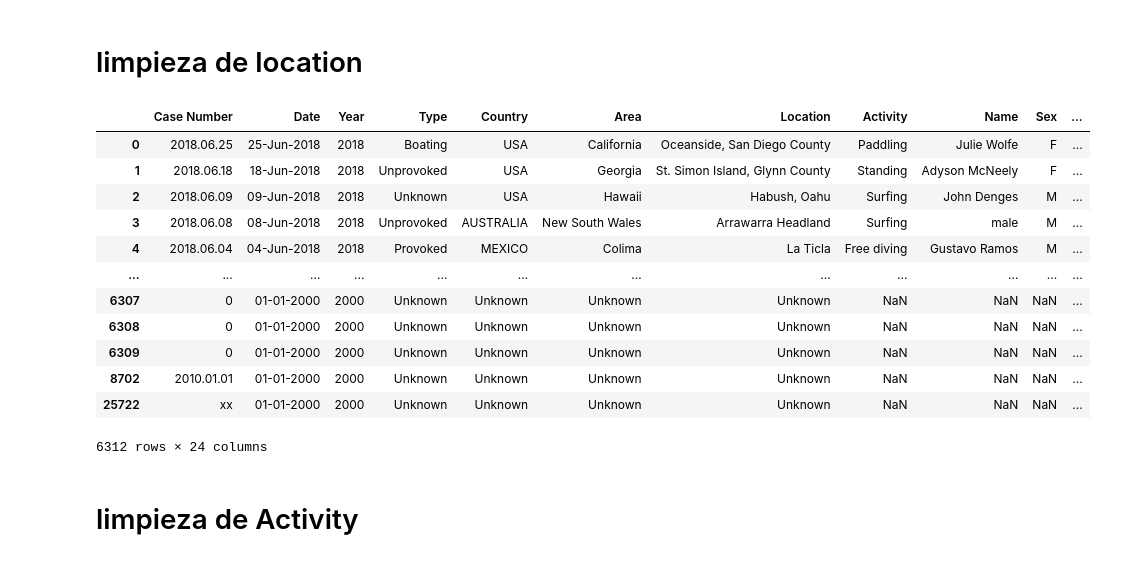
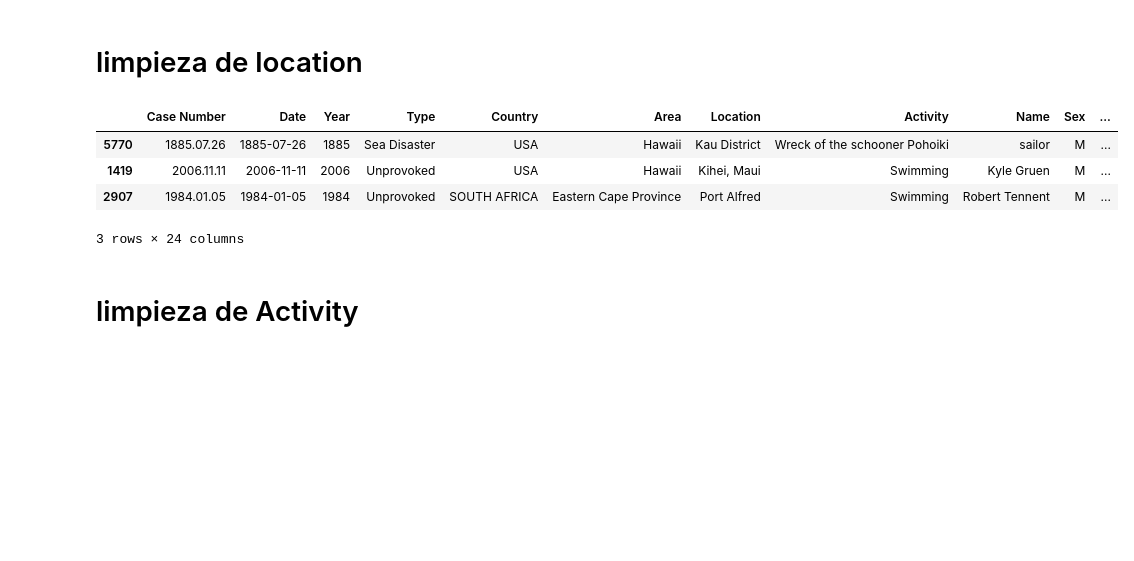
Before and after one commit to ironhack-datalabs/datamex0120, a Jupyter notebook: module-1/pandas-project/your-code/proyecto.ipynb, the cells around one changed output. Saved outputs shown, nothing was run; the diff lists cells and outputs as text; code cells hidden in the pictures; blank space fills up the shorter version.

```diff
--- a/module-1/pandas-project/your-code/proyecto.ipynb
+++ b/module-1/pandas-project/your-code/proyecto.ipynb
@@ -125,0 +153,3 @@ shark_clean.head(10)
+# %%
+shark_clean['Date'] = pd.to_datetime(shark_clean['Date'], errors='coerce', infer_datetime_format=True)
+shark_clean.dtypes
@@ -216,4 +277,4 @@ shark_clean
 # %%
-#shark_clean['Year'] = shark_clean['Year'].astype({'Year':'int'})
+shark_clean['Year'] = shark_clean['Year'].astype({'Year':'int'})
 shark_clean.dtypes
 # %% [output]
@@ -236 +297,5 @@ Unnamed: 23                object
 dtype: object
+# %%
+aux_fun = lambda x : int(x)
+shark_clean['Year'] = shark_clean['Year'].map(aux_fun)
+shark_clean
@@ -257,7 +336,7 @@ dtype: object
 # %% [markdown]
 # limpieza de type
 # %%
-shark_clean['Type']= shark_clean['Type'].str.replace('Invalid|0','Unknown',regex=True).fillna('Unknown')
+shark_clean2['Type']= shark_clean2['Type'].str.replace('Invalid|0','Unknown',regex=True).fillna('Unknown')
 shark_clean.sample(60)
 # %% [output]
 |  | Case Number | Date | Year | Type | Country | Area | Location | Activity | Name | Sex | ... |
@@ -350,21 +423,13 @@ shark_clean.sample(60)
 # limpieza de location
 # %%
 shark_clean['Location']=shark_clean['Location'].fillna('Unknown')
-shark_clean
+shark_clean.sample(3)
 # %% [output]
 |  | Case Number | Date | Year | Type | Country | Area | Location | Activity | Name | Sex | ... |
-| 0 | 2018.06.25 | 25-Jun-2018 | 2018 | Boating | USA | California | Oceanside, San Diego County | Paddling | Julie Wolfe | F | ... |
-| 1 | 2018.06.18 | 18-Jun-2018 | 2018 | Unprovoked | USA | Georgia | St. Simon Island, Glynn County | Standing | Adyson McNeely | F | ... |
-| 2 | 2018.06.09 | 09-Jun-2018 | 2018 | Unknown | USA | Hawaii | Habush, Oahu | Surfing | John Denges | M | ... |
-| 3 | 2018.06.08 | 08-Jun-2018 | 2018 | Unprovoked | AUSTRALIA | New South Wales | Arrawarra Headland | Surfing | male | M | ... |
-| 4 | 2018.06.04 | 04-Jun-2018 | 2018 | Provoked | MEXICO | Colima | La Ticla | Free diving | Gustavo Ramos | M | ... |
-| ... | ... | ... | ... | ... | ... | ... | ... | ... | ... | ... | ... |
-| 6307 | 0 | 01-01-2000 | 2000 | Unknown | Unknown | Unknown | Unknown | NaN | NaN | NaN | ... |
-| 6308 | 0 | 01-01-2000 | 2000 | Unknown | Unknown | Unknown | Unknown | NaN | NaN | NaN | ... |
-| 6309 | 0 | 01-01-2000 | 2000 | Unknown | Unknown | Unknown | Unknown | NaN | NaN | NaN | ... |
-| 8702 | 2010.01.01 | 01-01-2000 | 2000 | Unknown | Unknown | Unknown | Unknown | NaN | NaN | NaN | ... |
-| 25722 | xx | 01-01-2000 | 2000 | Unknown | Unknown | Unknown | Unknown | NaN | NaN | NaN | ... |
+| 5770 | 1885.07.26 | 1885-07-26 | 1885 | Sea Disaster | USA | Hawaii | Kau District | Wreck of the schooner Pohoiki | sailor | M | ... |
+| 1419 | 2006.11.11 | 2006-11-11 | 2006 | Unprovoked | USA | Hawaii | Kihei, Maui | Swimming | Kyle Gruen | M | ... |
+| 2907 | 1984.01.05 | 1984-01-05 | 1984 | Unprovoked | SOUTH AFRICA | Eastern Cape Province | Port Alfred | Swimming | Robert Tennent | M | ... |
-6312 rows × 24 columns
+3 rows × 24 columns
 # %% [markdown]
 # limpieza de Activity
 # %%
```
Also changed, not shown: parts of 37 cells of this notebook, 3 other files.
